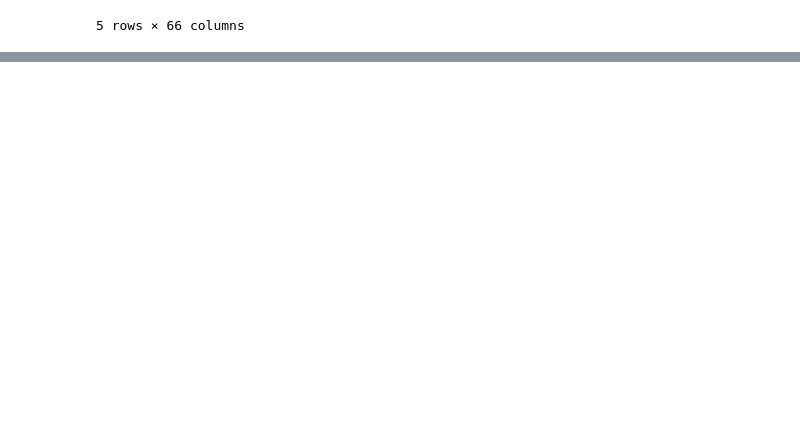
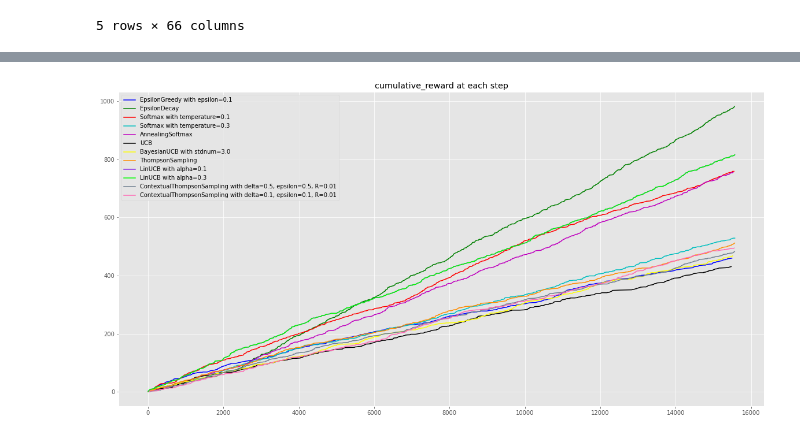
Before and after one commit to raychng/bt4014-project, a Jupyter notebook: bandits_toronto.ipynb, the cells around one changed output, grey strips where cells are left out. Saved outputs shown, nothing was run; the diff lists cells and outputs as text; code cells hidden in the pictures; blank space fills up the shorter version.

```diff
--- a/bandits_toronto.ipynb
+++ b/bandits_toronto.ipynb
@@ -640,0 +641,4 @@ present_results(results2, 'cumulative_reward')
+# %%
+present_results(results2[results2['policy'] != 'EpsilonGreedy with epsilon=0.3'], 'cumulative_reward')
+# %% [output]
+[figure, added]
```
Also changed, not shown: parts of 22 cells of this notebook.
